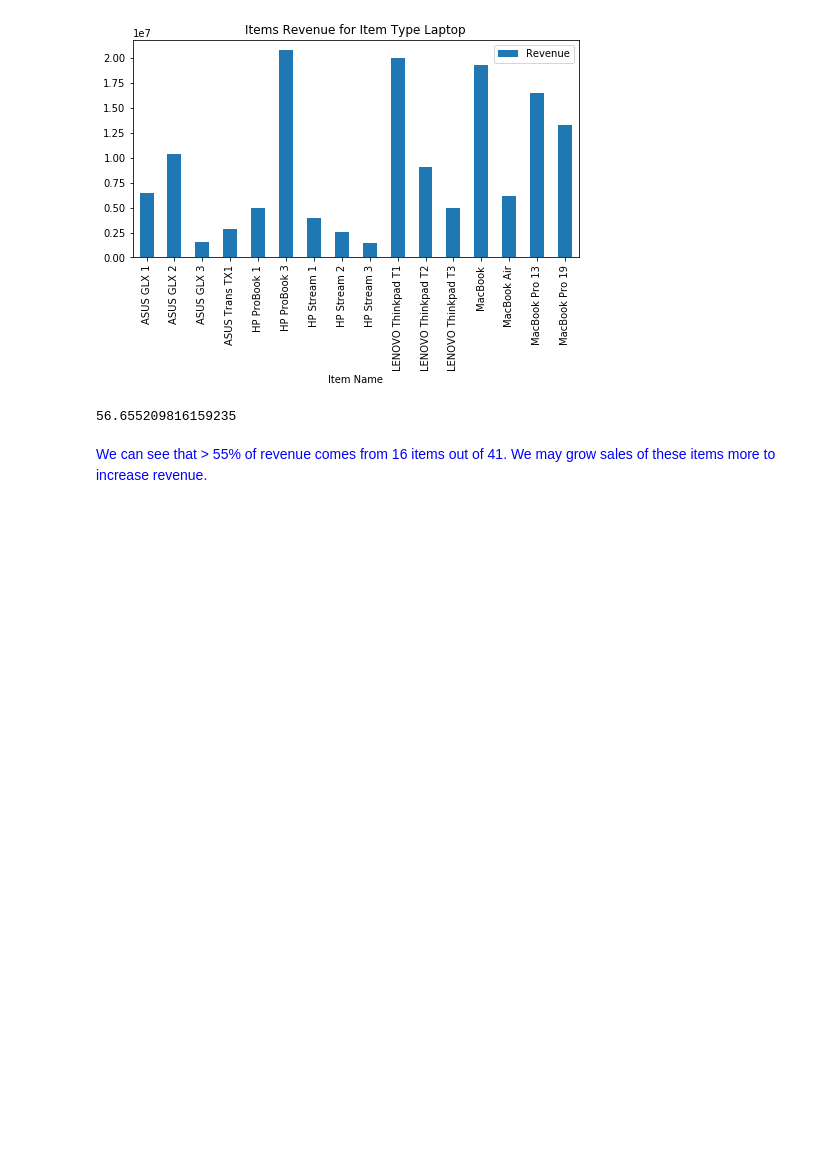
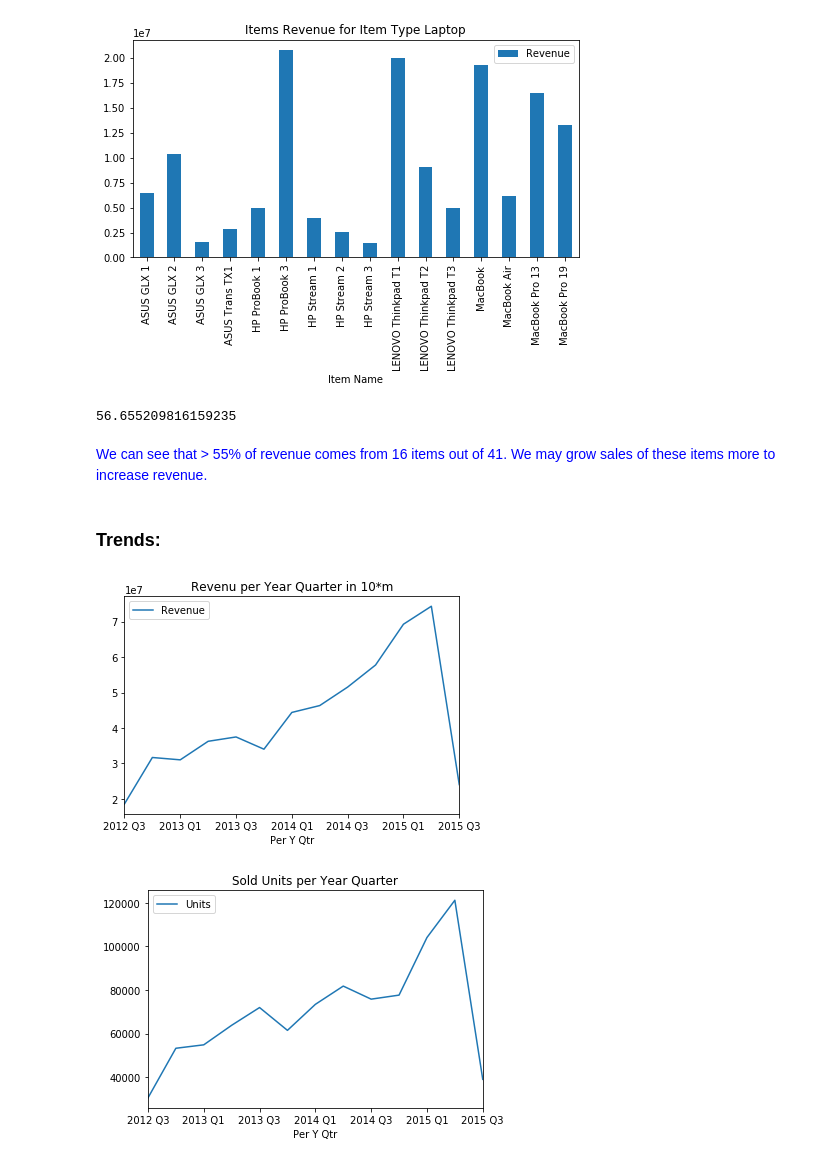
Before and after one commit to AliAlThuwaini/OracleUsecase, a Jupyter notebook: Presentation.ipynb, the cells around one changed output. Cells and saved outputs as stored; diff of their text form; code cells hidden in the pictures; blank space fills up the shorter version.

Commit message:
Adding analysis of sales trends and stores performance

```diff
--- a/Presentation.ipynb
+++ b/Presentation.ipynb
@@ -80,3 +80,18 @@ for i in salestrend['Item Type'].unique():
 # %% [markdown]
 <font color='blue'>
     We can see that > 55% of revenue comes from 16 items out of 41. We may grow sales of these items more to increase revenue.
+# %% [markdown]
+### Trends:
+# %%
+salestrend = salesitems.merge(Calendar[['Day Date', 'D Nm', 'Day in Month',  'Week End', 'Mth Nm', 'Qtr', 'Year', 'Per Y Qtr', 'Per Y Mth#']], how= 'left', left_on= 'Sales Date', right_on='Day Date').drop('Day Date', axis=1)
+
+#Revenue by Quarter
+salestrend.groupby('Per Y Qtr').agg({'Revenue': np.sum}).plot(kind= 'line')
+plt.title('Revenu per Year Quarter in 10*m');
+
+#Sold Units by Quarter
+salestrend.groupby('Per Y Qtr').agg({'Units': np.sum}).plot(kind= 'line')
+plt.title('Sold Units per Year Quarter');
+# %% [output]
+[figure, added]
+[figure, added]
```
Also changed, not shown: parts of 10 cells of this notebook.
